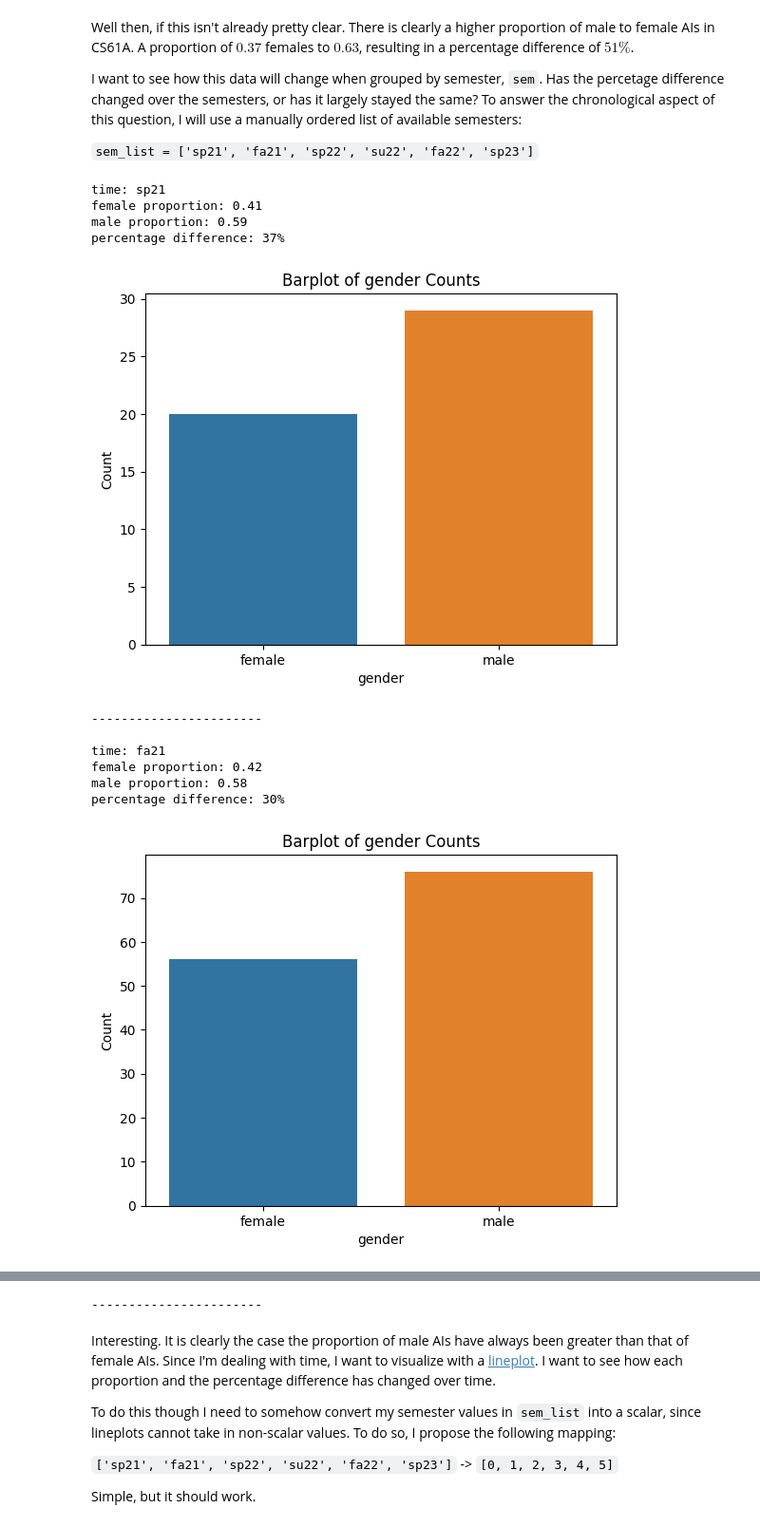
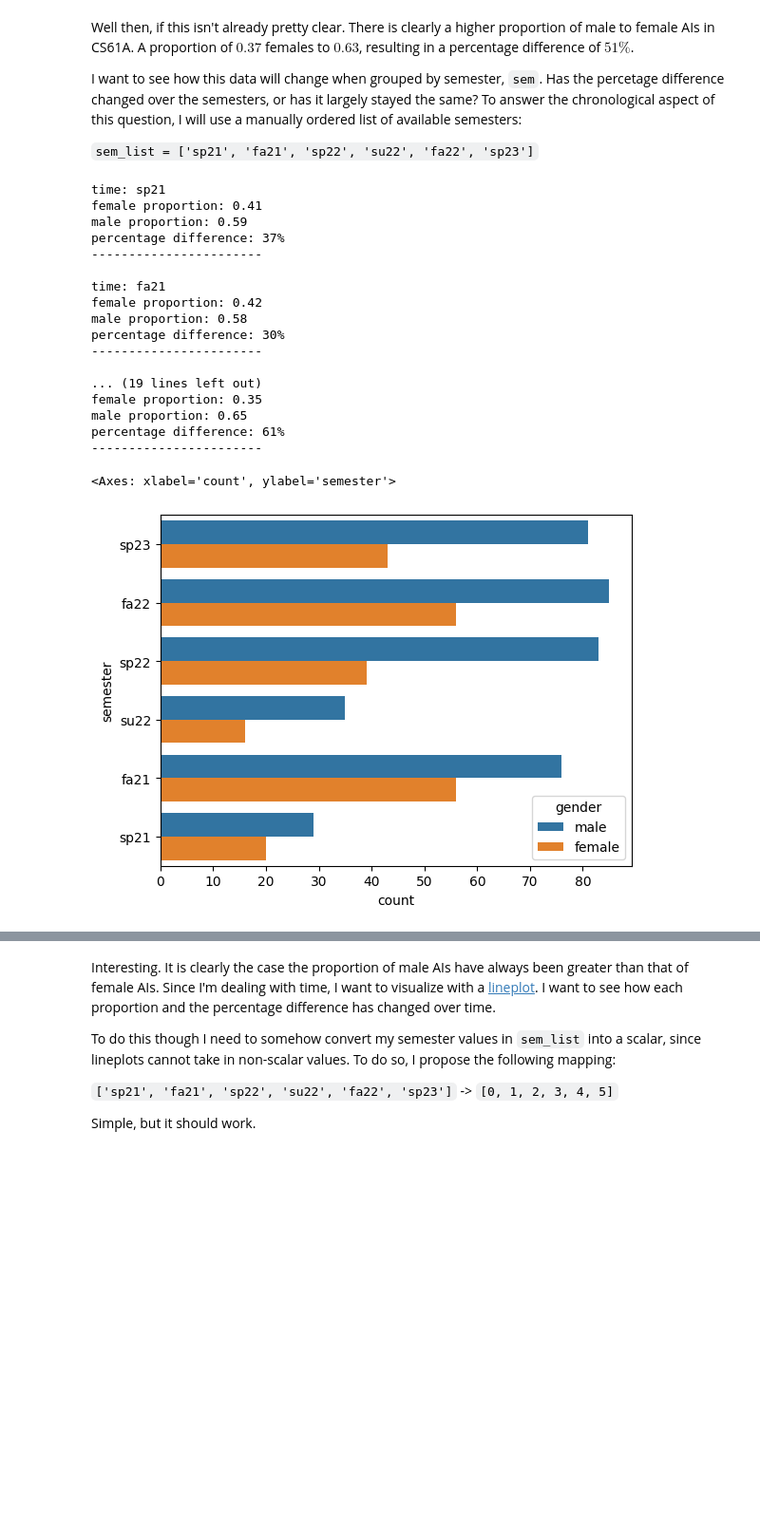
Before and after one commit to dnhuang/gender-proper-case-usage, a Jupyter notebook: analysis.ipynb, the cells around one changed output, grey strips where cells are left out. Shown at 95% size. Saved outputs shown, nothing was run; the diff lists cells and outputs as text; code cells hidden in the pictures; blank space fills up the shorter version.

Commit message:
Improve visualizations, edit analysis

```diff
--- a/analysis.ipynb
+++ b/analysis.ipynb
@@ -235,7 +235,7 @@ With this new feature added, I can take a look at the proportion of male to fema
 # Returns a tuple containing the group proportions in alphabetical order and the percent diff
 # Example: if `binary_group=gender`, then the 0th element is `female` proportion
 # and the 1st element would be `male` proportion, and third element is percent diff
-def compute_proportion_and_visualize(df, binary_group):
+def compute_proportion_and_visualize(df, binary_group, visualize=False):
 
     # Helper function to compute percentage difference with formula from:
     # https://www.omnicalculator.com/math/percentage-difference
@@ -257,10 +257,11 @@ def compute_proportion_and_visualize(df, binary_group):
     print("percentage difference: {:.0f}%".format(percent_diff))
 
     # visualize with seaborn.barplot
-    plt.title('Barplot of {} Counts'.format(binary_group_series.index.name))
-    sns.barplot(x=binary_group_series.index, y=binary_group_series.values)
-    plt.ylabel('Count')
-    plt.show()
+    if (visualize):
+        plt.title('Count of {} hires for CS61A AI in Recent Semesters'.format(binary_group_series.index.name))
+        sns.barplot(x=binary_group_series.index, y=binary_group_series.values)
+        plt.ylabel('count')
+        plt.show()
 
     # return the tuple of group proportions
     return (group_0_proportion, group_1_proportion, percent_diff)
@@ -288,7 +289,7 @@ sem_list = ['sp21', 'fa21', 'sp22', 'su22', 'fa22', 'sp23']
 # filter group with the passed in `binary_group`
 # Returns a list containing the tuples of each proportion pair. Number of pairs is dependent on
 # the number of filter_groups in filter_list.
-def bar_analysis_summary(df, filter_feature, filter_list, binary_group):
+def proportion_analysis_summary(df, filter_feature, filter_list, binary_group):
 
     # instantiate list to append to
     proportion_pair_list = []
@@ -311,17 +312,28 @@ def bar_analysis_summary(df, filter_feature, filter_list, binary_group):
     return proportion_pair_list
 # %%
 # Call bar_analysis
-sem_gender_proportion_tuple_list = bar_analysis_summary(ai_61a_df, 'semester', sem_list, 'gender')
+sem_gender_proportion_tuple_list = proportion_analysis_summary(ai_61a_df, 'semester', sem_list, 'gender')
+
+# visualize
+plt.title()
+sns.countplot(data=ai_61a_df, y='semester', hue='gender')
 # %% [output]
 time: sp21
 female proportion: 0.41
 male proportion: 0.59
 percentage difference: 37%
+-----------------------
+
+time: fa21
+female proportion: 0.42
+male proportion: 0.58
+percentage difference: 30%
+-----------------------
+
+... (19 lines left out)
+female proportion: 0.35
+male proportion: 0.65
+percentage difference: 61%
+-----------------------
+<Axes: xlabel='count', ylabel='semester'>
-[figure, old version]
+[figure, new version]
------------------------
-
-time: fa21
-female proportion: 0.42
-male proportion: 0.58
-percentage difference: 30%
-[figure, removed]
@@ -356,4 +340,3 @@ percentage difference: 61%
------------------------
 # %% [markdown]
 Interesting. It is clearly the case the proportion of male AIs have always been greater than that of female AIs. Since I'm dealing with time, I want to visualize with a [lineplot](https://matplotlib.org/stable/api/_as_gen/matplotlib.pyplot.plot.html). I want to see how each proportion and the percentage difference has changed over time.
 
```
Also changed, not shown: parts of 6 cells of this notebook.
